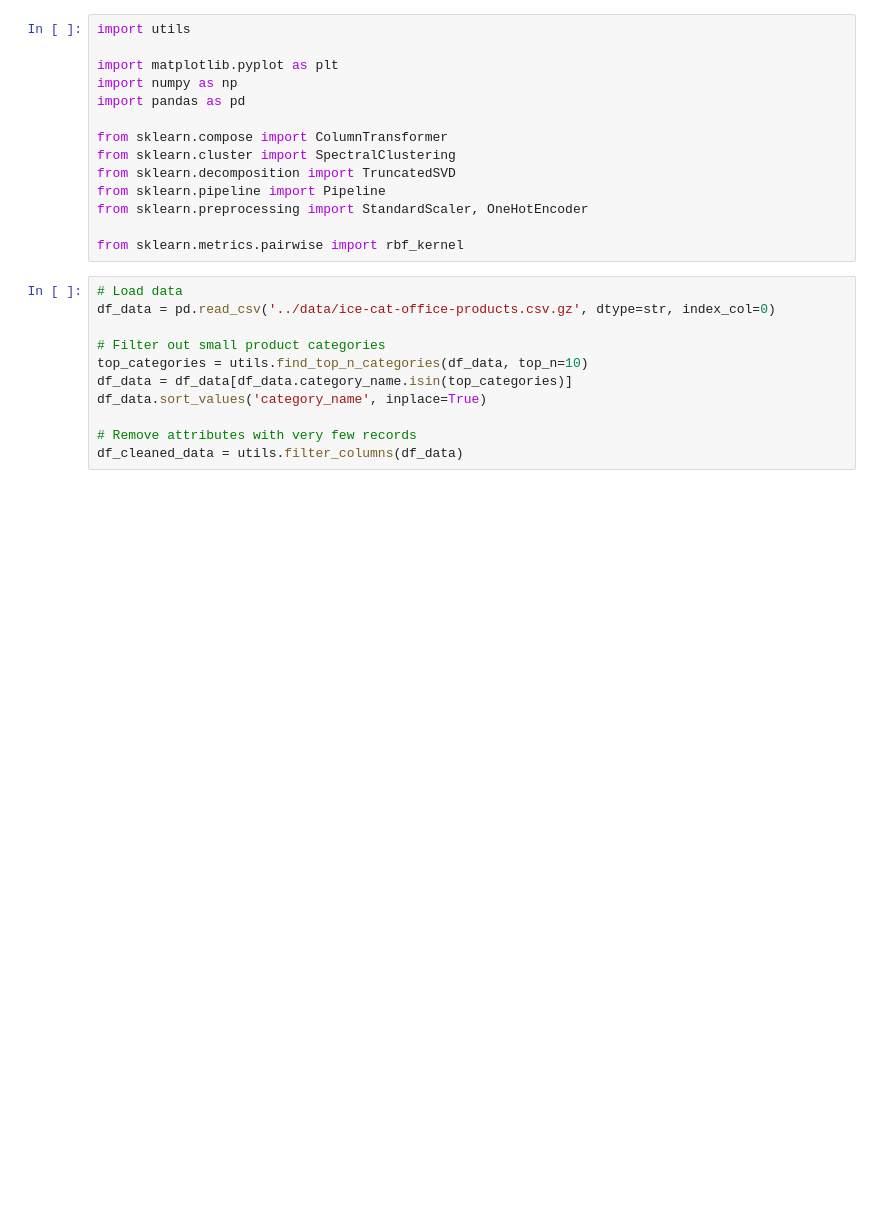
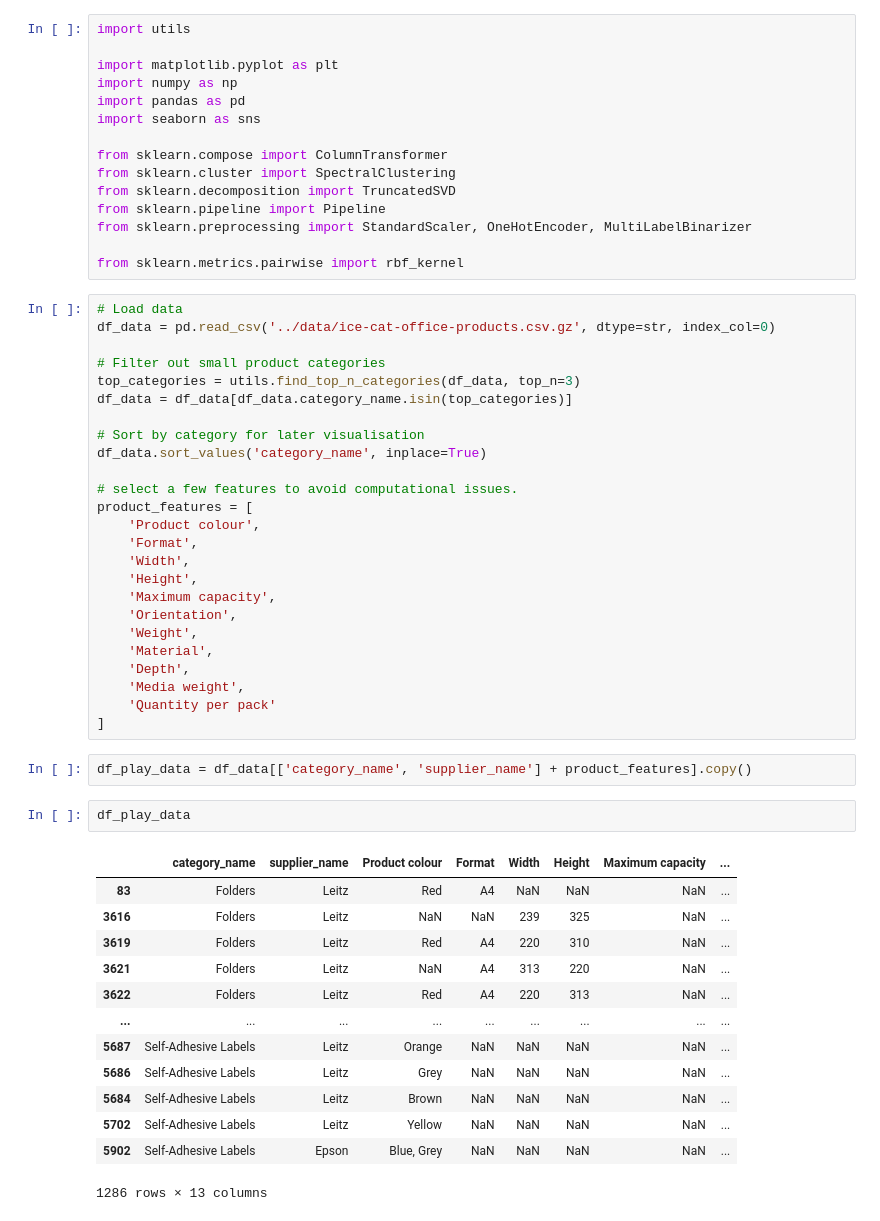
Before and after one commit to sheikhomar/snow-leopard, a Jupyter notebook: notebooks/06-distances.ipynb, the cells around one changed output. Cells and saved outputs as stored; diff of their text form; blank space fills up the shorter version.

```diff
--- a/notebooks/06-distances.ipynb
+++ b/notebooks/06-distances.ipynb
@@ -4,12 +4,13 @@ import utils
 import matplotlib.pyplot as plt
 import numpy as np
 import pandas as pd
+import seaborn as sns
 
 from sklearn.compose import ColumnTransformer
 from sklearn.cluster import SpectralClustering
 from sklearn.decomposition import TruncatedSVD
 from sklearn.pipeline import Pipeline
-from sklearn.preprocessing import StandardScaler, OneHotEncoder
+from sklearn.preprocessing import StandardScaler, OneHotEncoder, MultiLabelBinarizer
 
 from sklearn.metrics.pairwise import rbf_kernel
 # %%
@@ -17,9 +18,41 @@ from sklearn.metrics.pairwise import rbf_kernel
 df_data = pd.read_csv('../data/ice-cat-office-products.csv.gz', dtype=str, index_col=0)
 
 # Filter out small product categories
-top_categories = utils.find_top_n_categories(df_data, top_n=10)
+top_categories = utils.find_top_n_categories(df_data, top_n=3)
 df_data = df_data[df_data.category_name.isin(top_categories)]
+
+# Sort by category for later visualisation
 df_data.sort_values('category_name', inplace=True)
 
-# Remove attributes with very few records
-df_cleaned_data = utils.filter_columns(df_data)
+# select a few features to avoid computational issues.
+product_features = [
+    'Product colour',
+    'Format',
+    'Width',
+    'Height',
+    'Maximum capacity',
+    'Orientation',
+    'Weight',
+    'Material',
+    'Depth',
+    'Media weight',
+    'Quantity per pack'
+]
+# %%
+df_play_data = df_data[['category_name', 'supplier_name'] + product_features].copy()
+# %%
+df_play_data
+# %% [output]
+|  | category_name | supplier_name | Product colour | Format | Width | Height | Maximum capacity | ... |
+| 83 | Folders | Leitz | Red | A4 | NaN | NaN | NaN | ... |
+| 3616 | Folders | Leitz | NaN | NaN | 239 | 325 | NaN | ... |
+| 3619 | Folders | Leitz | Red | A4 | 220 | 310 | NaN | ... |
+| 3621 | Folders | Leitz | NaN | A4 | 313 | 220 | NaN | ... |
+| 3622 | Folders | Leitz | Red | A4 | 220 | 313 | NaN | ... |
+| ... | ... | ... | ... | ... | ... | ... | ... | ... |
+| 5687 | Self-Adhesive Labels | Leitz | Orange | NaN | NaN | NaN | NaN | ... |
+| 5686 | Self-Adhesive Labels | Leitz | Grey | NaN | NaN | NaN | NaN | ... |
+| 5684 | Self-Adhesive Labels | Leitz | Brown | NaN | NaN | NaN | NaN | ... |
+| 5702 | Self-Adhesive Labels | Leitz | Yellow | NaN | NaN | NaN | NaN | ... |
+| 5902 | Self-Adhesive Labels | Epson | Blue, Grey | NaN | NaN | NaN | NaN | ... |
+1286 rows × 13 columns
```
Also changed, not shown: parts of 13 cells of this notebook.
